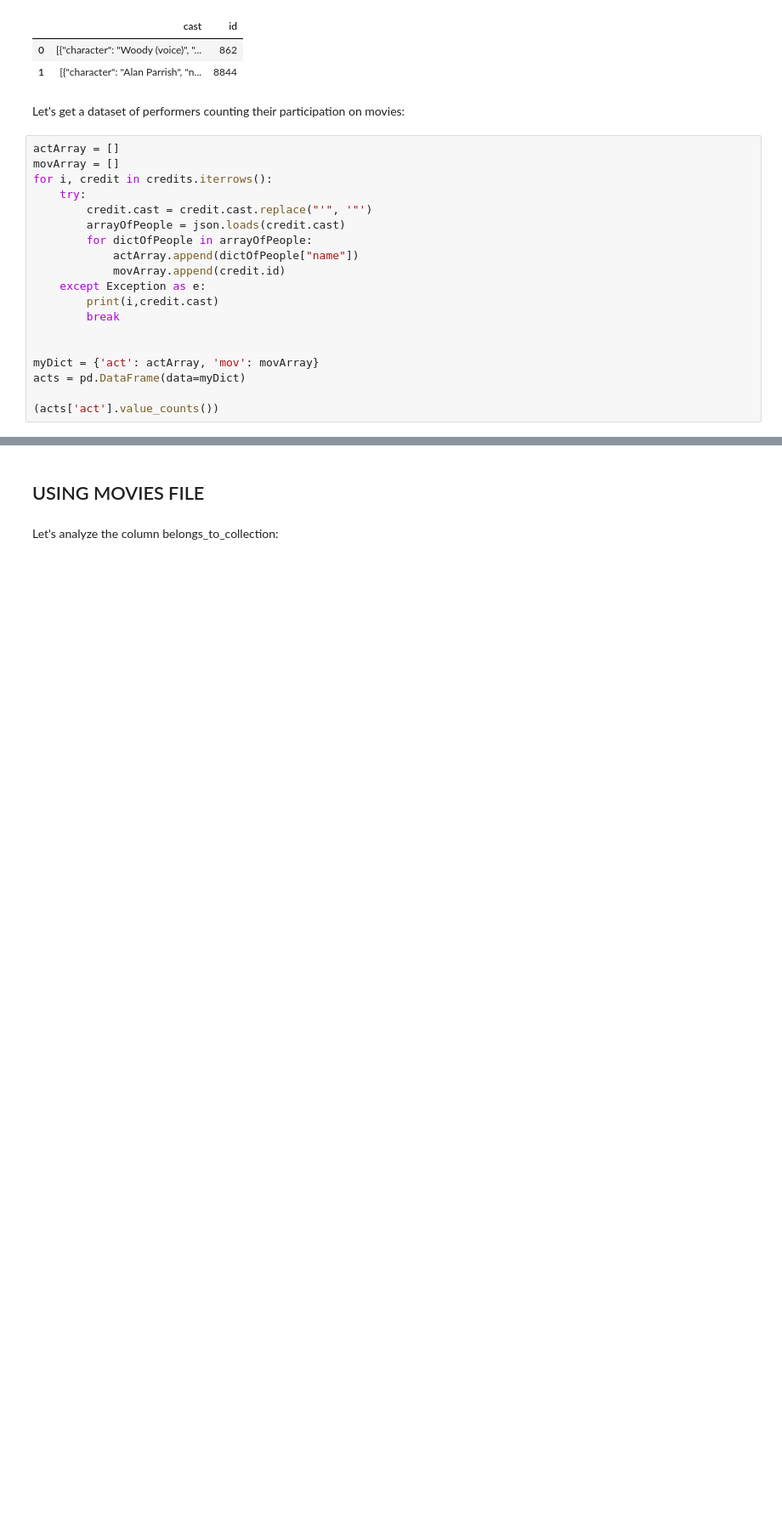
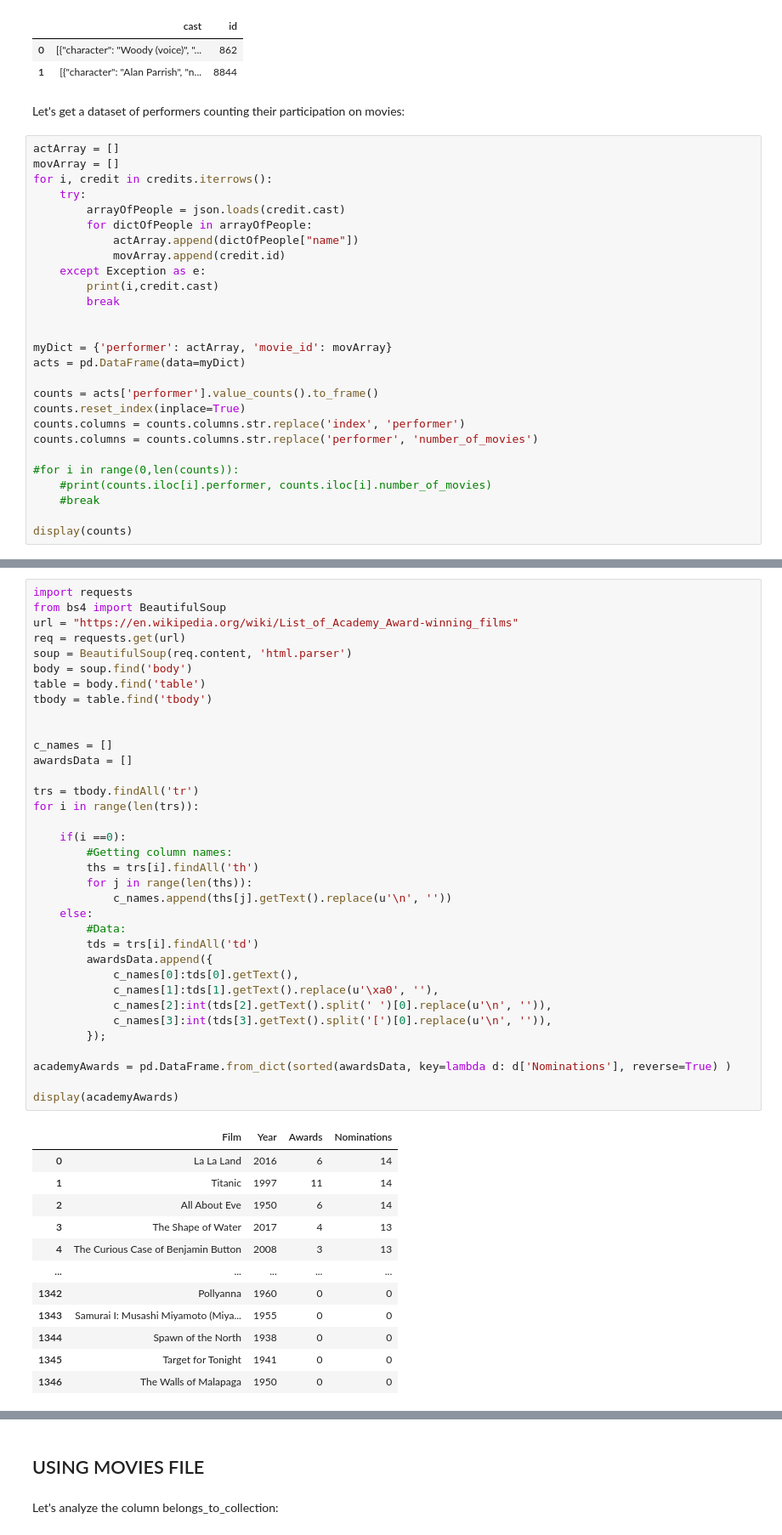
Before and after one commit to cperezmendoza00/cpsc-4810-project, a Jupyter notebook: Project.ipynb, the cells around one changed output, grey strips where cells are left out. Shown: that part at 85% size. Saved outputs shown, nothing was run; the diff lists cells and outputs as text; blank space fills up the shorter version.

Commit message:
Getting data from wikipedia

```diff
--- a/Project.ipynb
+++ b/Project.ipynb
@@ -196,7 +196,6 @@ actArray = []
 movArray = []
 for i, credit in credits.iterrows():
     try:
-        credit.cast = credit.cast.replace("'", '"')
         arrayOfPeople = json.loads(credit.cast)
         for dictOfPeople in arrayOfPeople:
             actArray.append(dictOfPeople["name"])
@@ -206,8 +205,17 @@ for i, credit in credits.iterrows():
         break
 
 
-myDict = {'act': actArray, 'mov': movArray}
+myDict = {'performer': actArray, 'movie_id': movArray}
 acts = pd.DataFrame(data=myDict)
 
-(acts['act'].value_counts())
+counts = acts['performer'].value_counts().to_frame()
+counts.reset_index(inplace=True)
+counts.columns = counts.columns.str.replace('index', 'performer')
+counts.columns = counts.columns.str.replace('performer', 'number_of_movies')
+
+#for i in range(0,len(counts)):
+    #print(counts.iloc[i].performer, counts.iloc[i].number_of_movies)
+    #break
+
+display(counts)
 # %% [output]
@@ -225,0 +243,48 @@ Name: act, Length: 196194, dtype: int64
+# %%
+import requests
+from bs4 import BeautifulSoup
+url = "https://en.wikipedia.org/wiki/List_of_Academy_Award-winning_films"
+req = requests.get(url)
+soup = BeautifulSoup(req.content, 'html.parser')
+body = soup.find('body')
+table = body.find('table')
+tbody = table.find('tbody')
+
+
+c_names = []
+awardsData = []
+
+trs = tbody.findAll('tr')
+for i in range(len(trs)):
+
+    if(i ==0):
+        #Getting column names:
+        ths = trs[i].findAll('th')
+        for j in range(len(ths)):
+            c_names.append(ths[j].getText().replace(u'\n', ''))
+    else:
+        #Data:
+        tds = trs[i].findAll('td')
+        awardsData.append({
+            c_names[0]:tds[0].getText(),
+            c_names[1]:tds[1].getText().replace(u'\xa0', ''),
+            c_names[2]:int(tds[2].getText().split(' ')[0].replace(u'\n', '')),
+            c_names[3]:int(tds[3].getText().split('[')[0].replace(u'\n', '')),
+        });
+
+academyAwards = pd.DataFrame.from_dict(sorted(awardsData, key=lambda d: d['Nominations'], reverse=True) )
+
+display(academyAwards)
+# %% [output]
+|  | Film | Year | Awards | Nominations |
+| 0 | La La Land | 2016 | 6 | 14 |
+| 1 | Titanic | 1997 | 11 | 14 |
+| 2 | All About Eve | 1950 | 6 | 14 |
+| 3 | The Shape of Water | 2017 | 4 | 13 |
+| 4 | The Curious Case of Benjamin Button | 2008 | 3 | 13 |
+| ... | ... | ... | ... | ... |
+| 1342 | Pollyanna | 1960 | 0 | 0 |
+| 1343 | Samurai I: Musashi Miyamoto (Miya... | 1955 | 0 | 0 |
+| 1344 | Spawn of the North | 1938 | 0 | 0 |
+| 1345 | Target for Tonight | 1941 | 0 | 0 |
+| 1346 | The Walls of Malapaga | 1950 | 0 | 0 |
```
Also changed, not shown: parts of 4 cells of this notebook.
